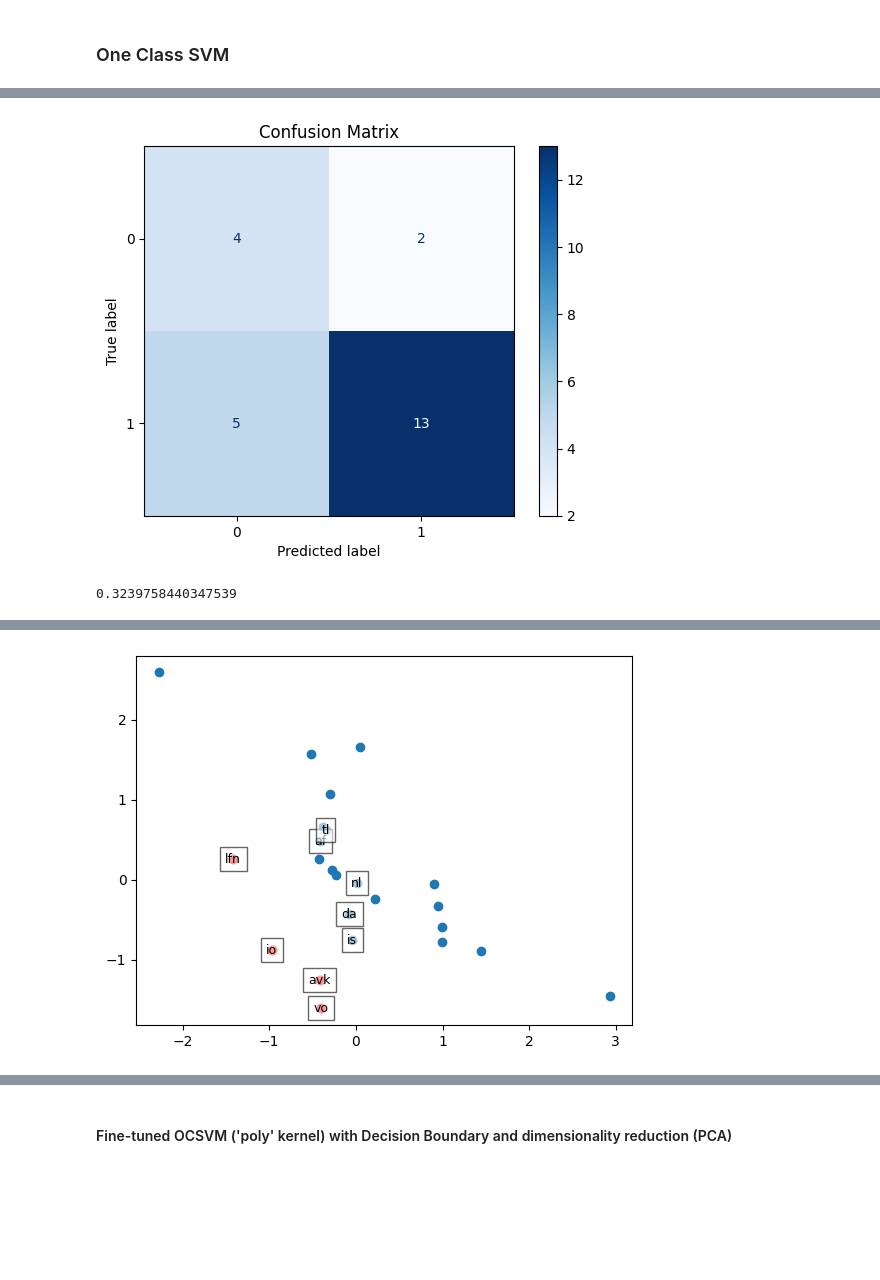
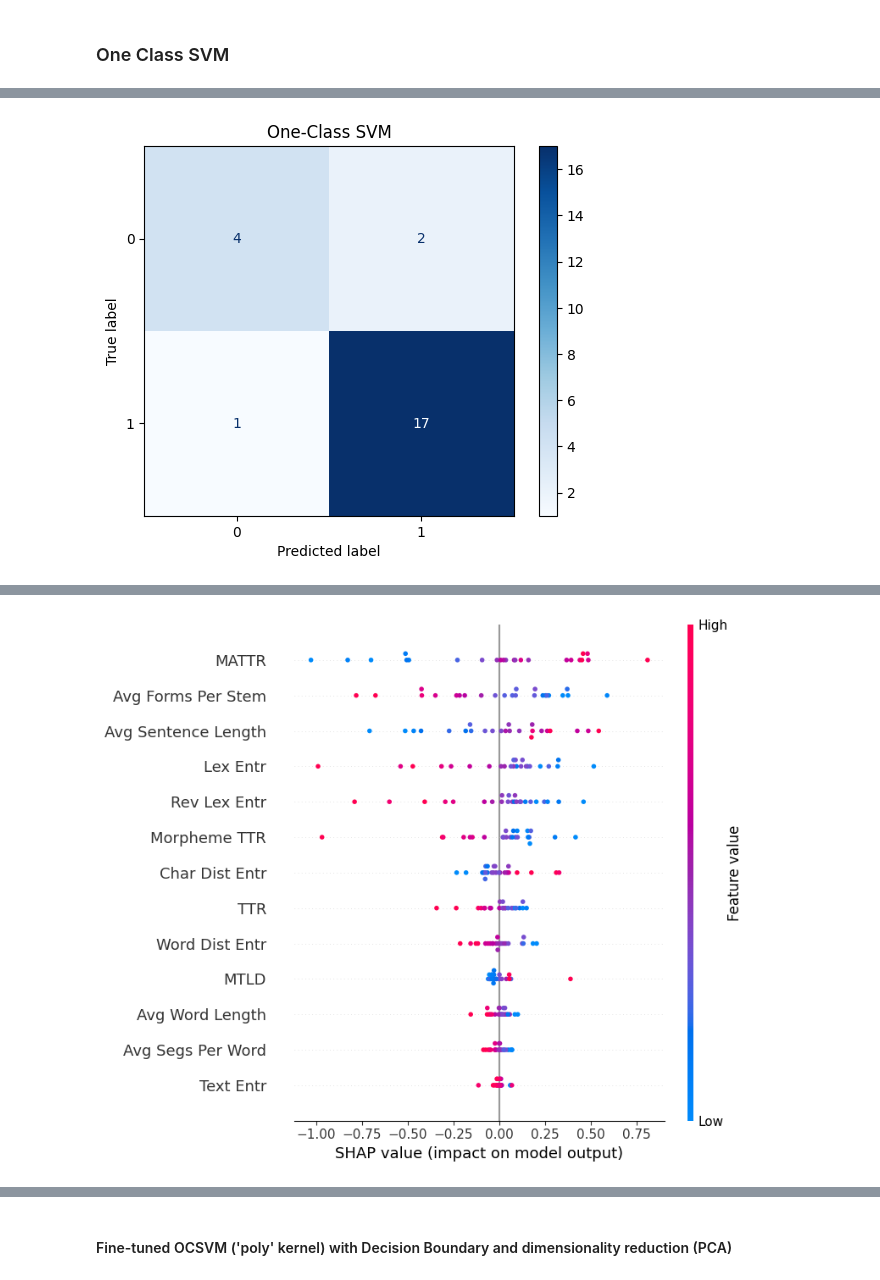
Before and after one commit to kirbergerconnor/iscl-thesis, a Jupyter notebook: anomalydetection.ipynb, the cells around one changed output, grey strips where cells are left out. Drawn from its saved outputs; the diff is of its cells as text; code cells hidden in the pictures; blank space fills up the shorter version.

Commit message:
Add more to SHAP analysis code; fix ocsvm; write more in results

```diff
--- a/anomalydetection.ipynb
+++ b/anomalydetection.ipynb
@@ -136,6 +105,13 @@ ocsvm = OneClassSVM(
 ocsvm.fit(X_train)
 y_pred = ocsvm.predict(X_train)
 print({n: (y, y_pred) for n, (y, y_pred) in zip(data['Corpus'].values, zip(y, y_pred))})
+# incorrect_preds = {}
+# for n, (y_true, y_pred) in zip(data['Corpus'].values, zip(y, y_pred)):
+#     if y_true == -1 and y_pred == 1:
+#         incorrect_preds[n] = 'fn'
+#     elif y_true == 1 and y_pred == -1:
+#         incorrect_preds[n] = 'fp'
+# print(incorrect_preds)
 # decision_scores = ocsvm.decision_function(X_train)
 # # roc_auc = roc_auc_score(y, decision_scores)
 # # print(f"ROC AUC: {roc_auc}")
@@ -143,31 +119,33 @@ print({n: (y, y_pred) for n, (y, y_pred) in zip(data['Corpus'].values, zip(y, y_
 cm = confusion_matrix(y, y_pred)
 disp = ConfusionMatrixDisplay(cm)
 disp.plot(cmap=plt.cm.Blues)
-plt.title('Confusion Matrix')
+plt.title('One-Class SVM')
 plt.savefig('./results/CM_ocsvm.png', bbox_inches='tight')
 plt.show()
 
-scores = ocsvm.score_samples(X_train)
-thresh = np.quantile(scores, 0.15)
-print(thresh)
-index = np.where(scores<=thresh)
-values = X_train[index]
-
-# Labels
-for i, corpus_value in enumerate(data['Corpus'].values):
-    if y_pred[i] == -1:
-        plt.annotate(
-            corpus_value,
-            (X_train[i, 0], X_train[i, 1]),
-            textcoords="offset points", xytext=(0, 0),
-            ha='center', va='center',
-            fontsize=9, color='black',
-            bbox=dict(facecolor='white', alpha=0.6)
-        )
-plt.scatter(X_train[:,0], X_train[:,1])
-plt.scatter(values[:,0], values[:,1], color='r')
-plt.savefig('./results/OCSVM_predictions.png', bbox_inches='tight')
-plt.show()
+# Visualizing Anomalies
+# scores = ocsvm.score_samples(X_train)
+# thresh = np.quantile(scores, 0.15)
+# print(thresh)
+# index = np.where(scores<=thresh)
+# values = X_train[index]
+# anom_index = np.where(y_pred==-1)
+# values = X_train[anom_index]
+# # Labels
+# for i, corpus_value in enumerate(data['Corpus'].values):
+#     if y_pred[i] == -1:
+#         plt.annotate(
+#             corpus_value,
+#             (X_train[i, 0], X_train[i, 1]),
+#             textcoords="offset points", xytext=(0, 0),
+#             ha='center', va='center',
+#             fontsize=9, color='black',
+#             bbox=dict(facecolor='white', alpha=0.6)
+#         )
+# plt.scatter(X_train[:,0], X_train[:,1])
+# plt.scatter(values[:,0], values[:,1], color='r')
+# plt.savefig('./results/OCSVM_predictions.png', bbox_inches='tight')
+# plt.show()
 
 # SHAP Feature Importances
 shap.initjs()
@@ -176,4 +154,16 @@ shap_values = explainer.shap_values(X_train)
 shap.summary_plot(shap_values, X_train, show=False, feature_names=data.iloc[:,2:].columns.values)
 plt.savefig("./results/OCSVM_SHAP_values.png", bbox_inches='tight')
 plt.show()
+
+# SHAP Feature Importances - Granular Analysis using Degree of Anomaly
+shap.initjs()
+explainer = shap.KernelExplainer(ocsvm.decision_function, X_train)
+shap_values = explainer.shap_values(X_train)
+shap.summary_plot(shap_values, X_train, show=False, feature_names=data.iloc[:,2:].columns.values)
+plt.savefig("./results/OCSVM_SHAP_granular.png", bbox_inches='tight')
+plt.show()
+
+# Decision Function Scores
+score = ocsvm.decision_function(X_train)
+ocsvm_score_df = pd.DataFrame(score, columns=['One-Class SVM Scores'])
 # %% [output]
@@ -191,2 +181 @@ Name: 12179, dtype: object
-[figure, old version]
+[figure, new version]
-0.3239758440347539
@@ -193 +183 @@ Name: 12179, dtype: object
-[figure, old version]
+[figure, new version]
```
Also changed, not shown: parts of 9 cells of this notebook, 31 other files.
